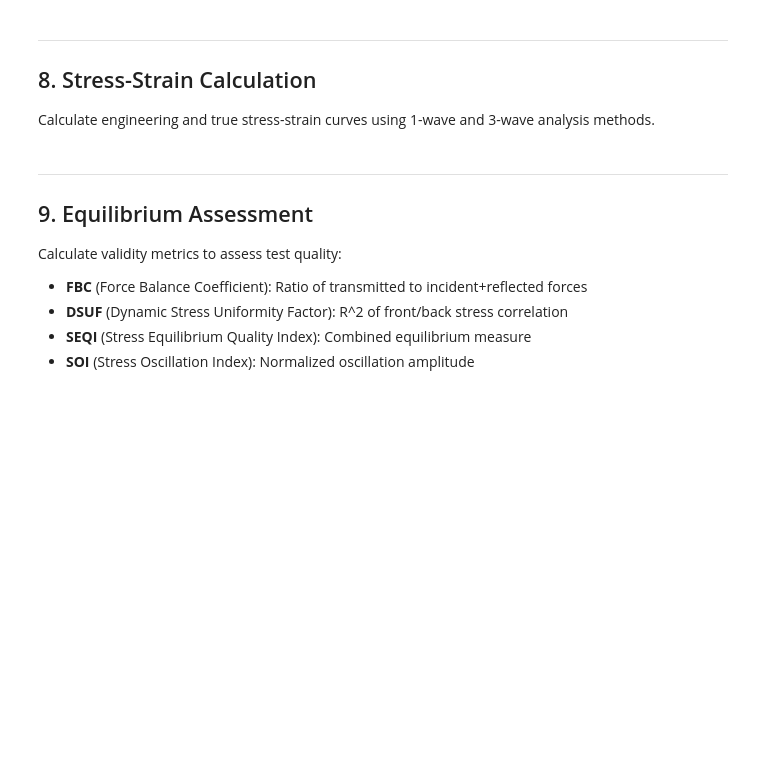
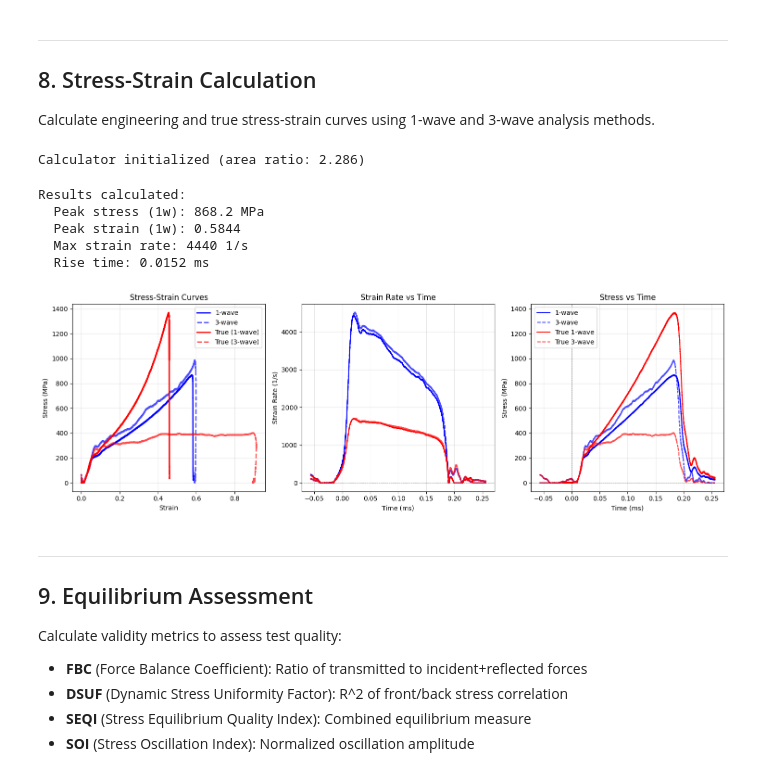
Before and after one commit to Wino1301/DynaMat-Platform, a Jupyter notebook: notebooks/shpb/SHPB_Analysis_RDF.ipynb, the cells around one changed output. Saved outputs shown, nothing was run; the diff lists cells and outputs as text; code cells hidden in the pictures; blank space fills up the shorter version.

```diff
--- a/notebooks/shpb/SHPB_Analysis_RDF.ipynb
+++ b/notebooks/shpb/SHPB_Analysis_RDF.ipynb
@@ -155,8 +192,10 @@ Define test metadata and extract equipment properties (bar dimensions, wave spee
 # ============================================================
 # USER INPUT: Test conditions and equipment selection
 # ============================================================
+# Test Overview - Date, User, Type (Specimen, Calibration)
 TEST_DATE = "2025-11-12"
 USER = "dyn:User_ErwinCazares"
+TEST_TYPE = "dyn:SpecimenTest"  # Options: SpecimenTest, CalibrationTest
 
 # Equipment URIs (from dynamat/ontology/class_individuals/mechanical_testing_individuals.ttl)
 STRIKER_BAR = "dyn:StrikerBar_C350_18in_0375in"
@@ -168,7 +207,7 @@ MOMENTUM_TRAP = "dyn:MomentumTrap_TailoredGap"  # Options: TailoredGap, Full
 PULSE_SHAPER = "dyn:PulseShaper_Copper_0015in"  # Options: 0015in, 0020in, 0025in
 
 # Test conditions (with units)
-STRIKER_VELOCITY = {'value': 23.27, 'unit': 'unit:M-PER-SEC', 'reference_unit': 'unit:M-PER-SEC'}
+STRIKER_VELOCITY = {'value': 23.27, 'unit': 'unit:M-PER-SEC', 'reference_unit': 'unit:M-PER-SEC'} # UnitValue Widgets.
 STRIKER_PRESSURE = {'value': 77, 'unit': 'unit:PSI', 'reference_unit': 'unit:PSI'}
 BARREL_OFFSET = {'value': 19.05, 'unit': 'unit:MilliM', 'reference_unit': 'unit:MilliM'}
 MOMENTUM_TRAP_DISTANCE = {'value': 2.8, 'unit': 'unit:MilliM', 'reference_unit': 'unit:MilliM'}
@@ -181,6 +220,7 @@ test_metadata = SHPBTestMetadata(
     specimen_uri=SPECIMEN_URI,
     test_date=TEST_DATE,
     user=USER,
+    test_type = TEST_TYPE
     striker_bar_uri=STRIKER_BAR,
     incident_bar_uri=INCIDENT_BAR,
     transmission_bar_uri=TRANSMISSION_BAR,
@@ -557,6 +635,8 @@ calculator = StressStrainCalculator(
 )
 
 print(f"Calculator initialized (area ratio: {calculator.area_ratio:.3f})")
+# %% [output]
+Calculator initialized (area ratio: 2.286)
 # %%
 # Calculate stress-strain curves (1-wave and 3-wave methods)
 all_results = calculator.calculate(
@@ -565,16 +645,6 @@ all_results = calculator.calculate(
     reflected=ref_aligned,
     time_vector=time_aligned
 )
-
-# Extract key results for convenience
-time = all_results['time']
-stress_1w = all_results['stress_1w']
-strain_1w = all_results['strain_1w']
-strain_rate_1w = all_results['strain_rate_1w']
-true_stress_1w = all_results['true_stress_1w']
-true_strain_1w = all_results['true_strain_1w']
-stress_3w = all_results['stress_3w']
-strain_3w = all_results['strain_3w']
 
 # Calculate incident rise time
 inc_rise_time = detector.calculate_rise_time(inc_aligned, time_aligned)
@@ -585,42 +655,56 @@ print(f"  Peak stress (1w): {stress_1w.max():.1f} MPa")
 print(f"  Peak strain (1w): {strain_1w.max():.4f}")
 print(f"  Max strain rate: {strain_rate_1w.max():.0f} 1/s")
 print(f"  Rise time: {inc_rise_time:.4f} ms")
+# %% [output]
+Results calculated:
+  Peak stress (1w): 868.2 MPa
+  Peak strain (1w): 0.5844
+  Max strain rate: 4440 1/s
+  Rise time: 0.0152 ms
 # %%
 # Visualize stress-strain results
 fig, axes = plt.subplots(1, 3, figsize=(15, 5))
 
 # Stress-Strain curves
-axes[0].plot(strain_1w, stress_1w, lw=2, label='1-wave', c='blue')
-axes[0].plot(strain_3w, stress_3w, lw=2, ls='--', label='3-wave', c='blue', alpha=0.7)
-axes[0].plot(true_strain_1w, true_stress_1w, lw=2, label='True (1w)', c='red')
+axes[0].plot(all_results['strain_1w'], all_results['stress_1w'], lw=2, label='1-wave', c='blue')
+axes[0].plot(all_results['strain_3w'], all_results['stress_3w'], lw=2, ls='--', label='3-wave', c='blue', alpha=0.7)
+axes[0].plot(all_results['true_strain_1w'], all_results['true_stress_1w'], lw=2, label='True (1-wave)', c='red')
+axes[0].plot(all_results['true_strain_3w'], all_results['true_stress_3w'], lw=2, ls='--', label='True (3-wave)', c='red', alpha=0.7)
 axes[0].set_xlabel('Strain')
 axes[0].set_ylabel('Stress (MPa)')
 axes[0].set_title('Stress-Strain Curves')
 axes[0].legend()
 axes[0].grid(alpha=0.3)
 
 # Strain rate vs time
-axes[1].plot(time, strain_rate_1w, lw=1.5, c='blue')
+axes[1].plot(all_results['time'], all_results['strain_rate_1w'], lw=1.5, label='1-wave', c='blue')
+axes[1].plot(all_results['time'], all_results['strain_rate_3w'], lw=2, ls='--', label='3-wave', c='blue', alpha=0.7)
+axes[1].plot(all_results['time'], all_results['true_strain_rate_1w'], lw=1.5, label='True 1-wave', c='red')
+axes[1].plot(all_results['time'], all_results['true_strain_rate_3w'], lw=2, ls='--', label='True 3-wave', c='red', alpha=0.7)
 axes[1].axhline(0, ls='--', c='k', lw=0.5, alpha=0.5)
 axes[1].axvline(0, ls='--', c='k', lw=0.5, alpha=0.5)
 axes[1].set_xlabel('Time (ms)')
 axes[1].set_ylabel('Strain Rate (1/s)')
 axes[1].set_title('Strain Rate vs Time')
 axes[1].grid(alpha=0.3)
 
 # Stress vs time
-axes[2].plot(time, stress_1w, lw=1.5, label='1-wave', c='blue')
-axes[2].plot(time, stress_3w, lw=1.5, ls='--', label='3-wave', c='blue', alpha=0.7)
+axes[2].plot(all_results['time'], all_results['stress_1w'], lw=1.5, label='1-wave', c='blue')
+axes[2].plot(all_results['time'], all_results['stress_3w'], lw=1.5, ls='--', label='3-wave', c='blue', alpha=0.7)
+axes[2].plot(all_results['time'], all_results['true_stress_1w'], lw=1.5, label='True 1-wave', c='red')
+axes[2].plot(all_results['time'], all_results['true_stress_3w'], lw=1.5, ls='--', label='True 3-wave', c='red', alpha=0.7)
 axes[2].axhline(0, ls='--', c='k', lw=0.5, alpha=0.5)
 axes[2].axvline(0, ls='--', c='k', lw=0.5, alpha=0.5)
 axes[2].set_xlabel('Time (ms)')
 axes[2].set_ylabel('Stress (MPa)')
 axes[2].set_title('Stress vs Time')
 axes[2].legend()
 axes[2].grid(alpha=0.3)
 
 plt.tight_layout()
 plt.show()
+# %% [output]
+[figure, added]
 # %% [markdown]
 ---
 ## 9. Equilibrium Assessment
```
Also changed, not shown: parts of 22 cells of this notebook, 26 other files.
